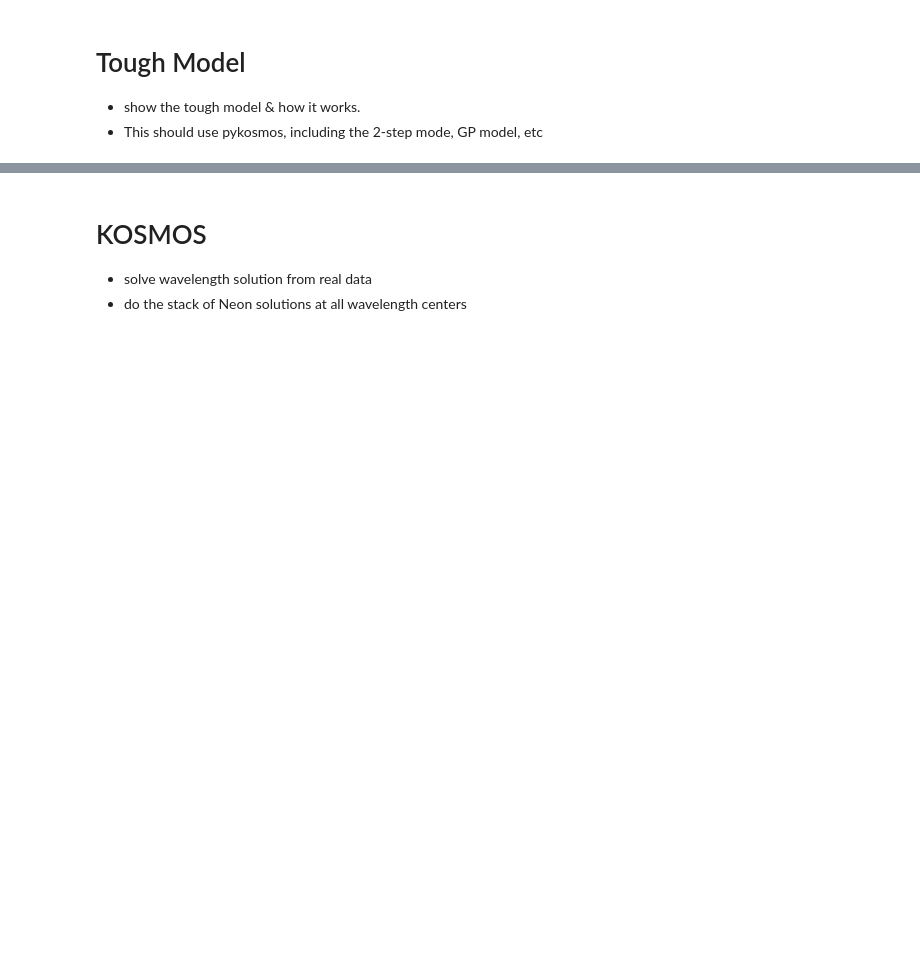
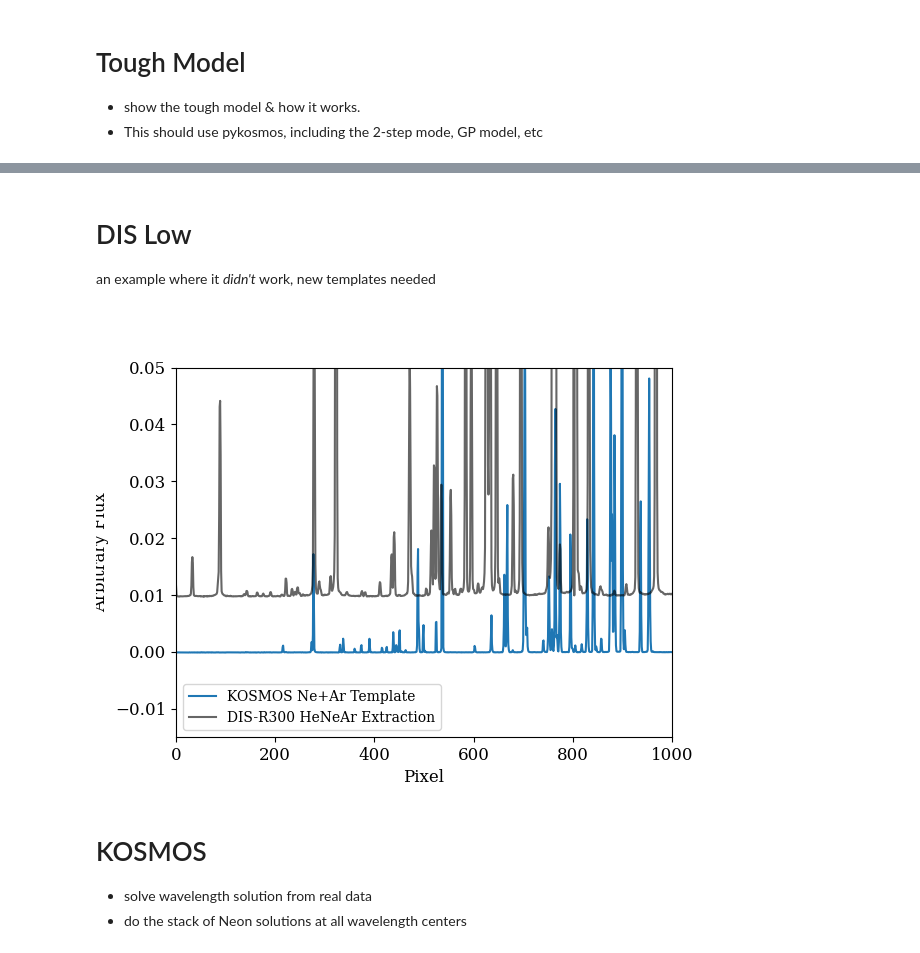
Before and after one commit to jradavenport/dtw_identify, a Jupyter notebook: makeplots.ipynb, the cells around one changed output, grey strips where cells are left out. Drawn from its saved outputs; the diff is of its cells as text; code cells hidden in the pictures; blank space fills up the shorter version.

```diff
--- a/makeplots.ipynb
+++ b/makeplots.ipynb
@@ -282,3 +330,56 @@ plt.savefig('figures/dtw_model_gp.pdf', dpi=150, bbox_inches='tight', pad_inches
+# %% [markdown]
+# DIS Low
+an example where it *didn't* work, new templates needed
+# %%
+rarcfile = '/Users/james/Dropbox/research_projects/kosmos-testing/arc.0016r.fits'
+rarcimg = pk.proc(rarcfile,trim=False)
+
+sci_trace = np.ones(rarcimg.shape[1])*555
+rex = pk.BoxcarExtract(rarcimg.data - np.nanmedian(rarcimg.data), sci_trace, apwidth=5, skysep=5, skywidth=5,
+                       bkgd_sub=False, Saxis=0, Waxis=1)
+# %%
+# plt.figure()
+# plt.plot(rex.flux)
+
+temp1 = pk.loadarctemplate('NeRed2.0-low.spec') # new
+temp2 = pk.loadarctemplate('ArRed2.0-low.spec') # new
+
+temp3 = pk.loadarctemplate('NeRed0.86-high.spec') # new
+temp4 = pk.loadarctemplate('ArRed0.86-high.spec') # new
+
+dw = np.nanmedian(np.abs(np.diff(temp1.spectral_axis.value)))
+temp_wave = np.arange(np.nanmin(temp1.spectral_axis.value), np.nanmax(temp4.spectral_axis.value)+dw, dw*2)
+
+temp_flux = np.interp(temp_wave, temp1.spectral_axis.value[:: -1], temp1.flux.value[:: -1]/np.nanmedian(temp1.flux.value[:: -1])*2)
+temp_flux += np.interp(temp_wave, temp2.spectral_axis.value[:: -1], temp2.flux.value[:: -1]/np.nanmedian(temp2.flux.value[:: -1])/4)
+temp_flux += np.interp(temp_wave, temp3.spectral_axis.value[:: -1], temp3.flux.value[:: -1]/np.nanmedian(temp3.flux.value[:: -1])*2)
+temp_flux += np.interp(temp_wave, temp4.spectral_axis.value[:: -1], temp4.flux.value[:: -1]/np.nanmedian(temp4.flux.value[:: -1])/4)
+
+temp_flux = (temp_flux - np.median(temp_flux)) / 10.
+
+NeAr = Spectrum1D(spectral_axis=temp_wave[::-1] * temp1.spectral_axis.unit,
+                  flux=(temp_flux[::-1]-np.median(temp_flux)) * temp1.flux.unit)
+
+plt.figure()
+plt.plot(NeAr.flux.value/np.max(NeAr.flux.value), label='KOSMOS Ne+Ar Template')
+plt.plot(rex.flux.value/np.max(rex.flux.value)+0.01, label='DIS-R300 HeNeAr Extraction', alpha=0.6, c='k')
+plt.legend(fontsize=10)
+plt.xlim(0,1000)
+plt.ylim(-.015,0.05)
+
+plt.ylabel('Arbitrary Flux')
+plt.xlabel('Pixel')
+plt.savefig('figures/DIS-R300.pdf', dpi=150, bbox_inches='tight', pad_inches=0.25, facecolor='w')
+# plt.figure()
+# sci_xpts, sci_wpts = pk.identify_dtw(rex, NeAr, upsample=False, display=True,
+#                    step_pattern='asymmetric', open_begin=False, open_end=False,
+#                                      peak_spline=False, pthreshold=0.95, return_peaks=True)
+
+# # apply wavelength solution to science extraction
+# sci_fit = pk.fit_wavelength(rex, sci_xpts, sci_wpts, display=False, mode='spline', deg=5)
+# plt.plot(rex.spectral_axis.value, sci_fit.spectral_axis.value)
+# %% [output]
+[figure, added]
 # %% [markdown]
 # KOSMOS
 - solve wavelength solution from real data
```
Also changed, not shown: parts of 7 cells of this notebook, 5 other files.
